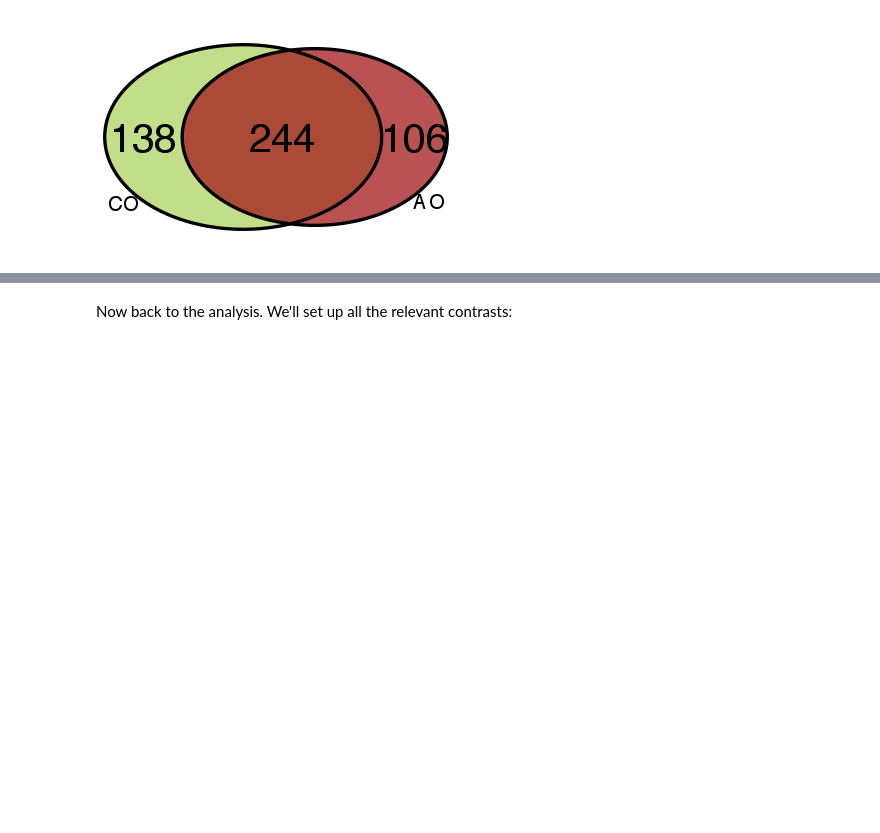
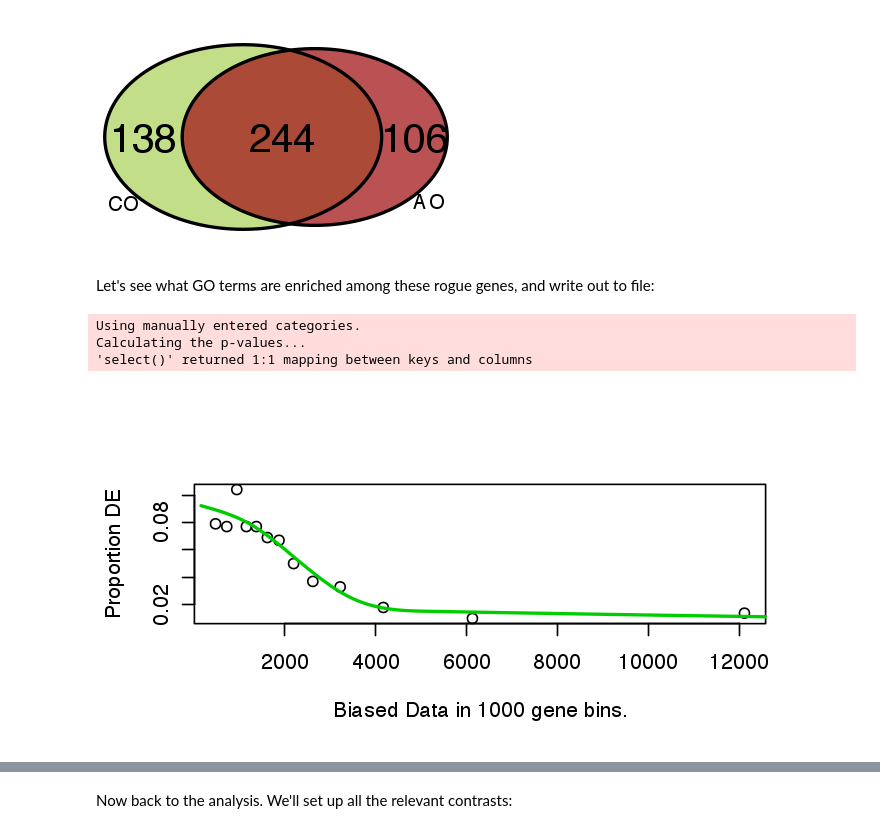
Before and after one commit to YazBraimah/Axenic.PM, a Jupyter notebook: Yasir_R_analysis_pipeline.ipynb, the cells around one changed output, grey strips where cells are left out. Drawn from its saved outputs; the diff is of its cells as text; code cells hidden in the pictures; blank space fills up the shorter version.

```diff
--- a/Yasir_R_analysis_pipeline.ipynb
+++ b/Yasir_R_analysis_pipeline.ipynb
@@ -371,2 +403,17 @@ rm(virgin_candidates, virgin_Vdiag, virgin_combs)
 # %% [output]
 [figure]
+# %% [markdown]
+Let's see what GO terms are enriched among these rogue genes, and write out to file:
+# %%
+rogue_genes = union(c(AO_sigGenes, AA_sigGenes, AC_sigGenes), c(CO_sigGenes, CC_sigGenes, CA_sigGenes))
+options(repr.plot.width = 6, repr.plot.height = 3)
+cat_genes_vec = as.integer(features_with_GO %in% rogue_genes)
+pwf=nullp(DEgenes = cat_genes_vec, bias.data=lengths_features_with_GO)
+rownames(pwf) = names(GO_info_listed)
+pwf$DEgenes = cat_genes_vec
+res = goseq(pwf,gene2cat=GO_info_listed)
+# %% [output]
+Using manually entered categories.
+Calculating the p-values...
+'select()' returned 1:1 mapping between keys and columns
+[figure, added]
```
Also changed, not shown: parts of 51 cells of this notebook, 1 other file.
